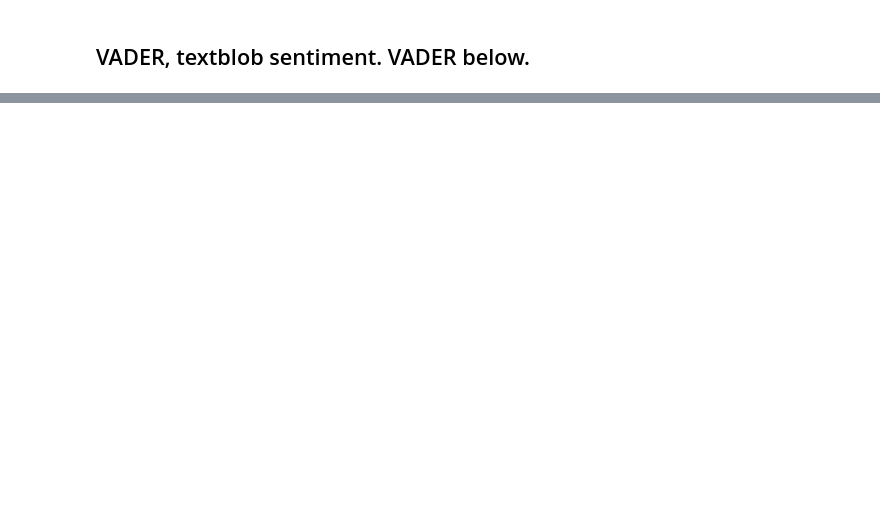
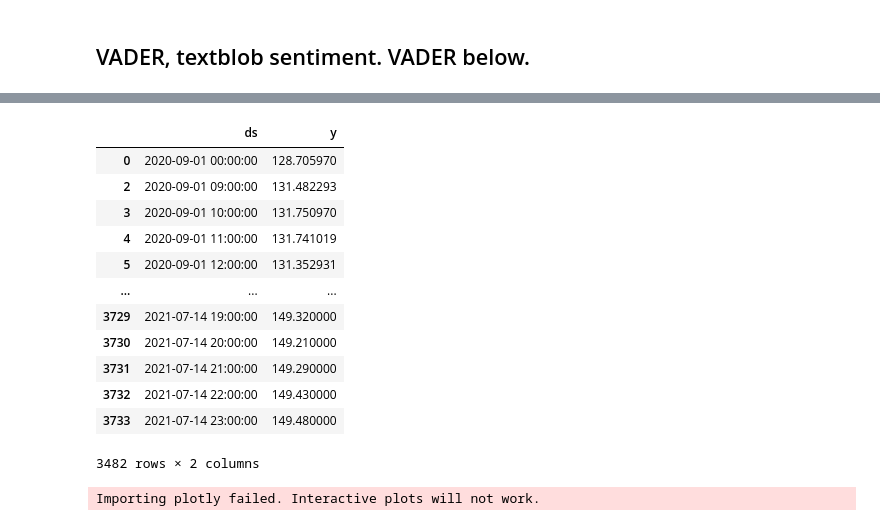
Before and after one commit to SaberQ19/socioPhysics_DiamondHands, a Jupyter notebook: StocksAndPosts.ipynb, the cells around one changed output, grey strips where cells are left out. Saved outputs shown, nothing was run; the diff lists cells and outputs as text; code cells hidden in the pictures; blank space fills up the shorter version.

Commit message:
Prophet implementation

```diff
--- a/StocksAndPosts.ipynb
+++ b/StocksAndPosts.ipynb
@@ -213,0 +448,22 @@ lag_plot(prices_hour['GME'])
+# %%
+prices_apple = prices_apple.dropna()
+prices_apple
+# %% [output]
+|  | ds | y |
+| 0 | 2020-09-01 00:00:00 | 128.705970 |
+| 2 | 2020-09-01 09:00:00 | 131.482293 |
+| 3 | 2020-09-01 10:00:00 | 131.750970 |
+| 4 | 2020-09-01 11:00:00 | 131.741019 |
+| 5 | 2020-09-01 12:00:00 | 131.352931 |
+| ... | ... | ... |
+| 3729 | 2021-07-14 19:00:00 | 149.320000 |
+| 3730 | 2021-07-14 20:00:00 | 149.210000 |
+| 3731 | 2021-07-14 21:00:00 | 149.290000 |
+| 3732 | 2021-07-14 22:00:00 | 149.430000 |
+| 3733 | 2021-07-14 23:00:00 | 149.480000 |
+3482 rows × 2 columns
+# %%
+from prophet import Prophet
+prophet_model = Prophet(daily_seasonality=True)
+# %% [output]
+Importing plotly failed. Interactive plots will not work.
```
Also changed, not shown: parts of 17 cells of this notebook.
